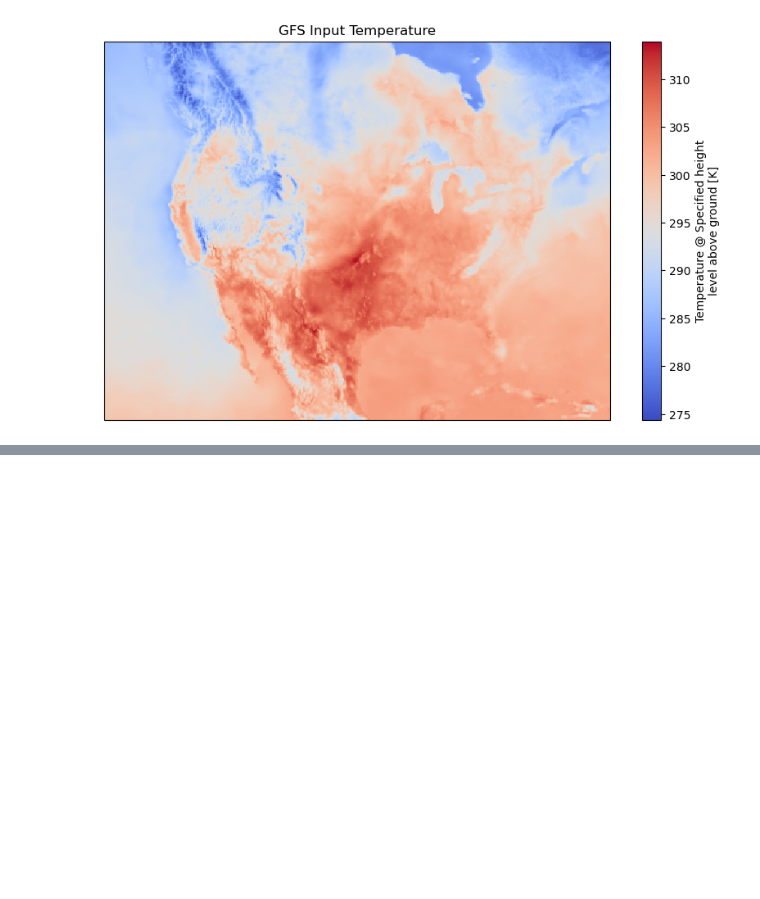
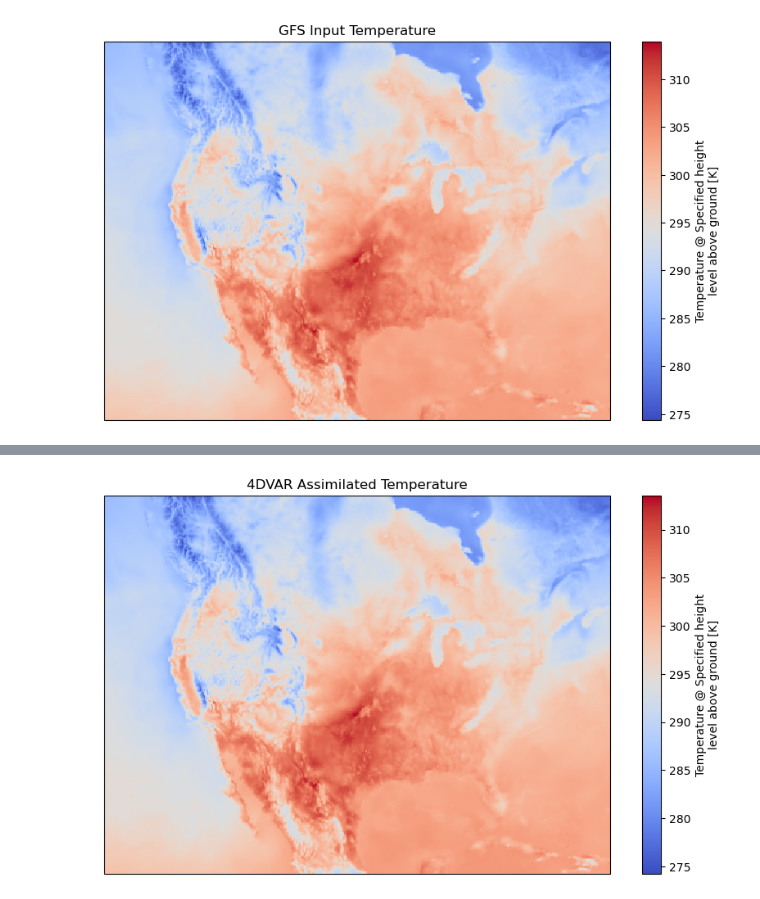
Before and after one commit to Using-Namespace-System/oQurrence, a Jupyter notebook: notebooks/ingest.ipynb, the cells around one changed output, grey strips where cells are left out. Saved outputs shown, nothing was run; the diff lists cells and outputs as text; code cells hidden in the pictures; blank space fills up the shorter version.

```diff
--- a/notebooks/ingest.ipynb
+++ b/notebooks/ingest.ipynb
@@ -65,23 +64,25 @@ ValueError: '13km' is not a valid Natural Earth scale. Valid scales are "110m",
 # %%
 
 
 # Now we perform 4DVAR by minimizing the difference between predictions and observations
 # This is a simplified 4DVAR loop (using direct difference rather than full optimization).
 
 # Initialize analysis state as the forecast (first guess)
 analysis_state = temperature_pred.copy()
 
 # Assimilation step: update the analysis state based on observation and prediction
 alpha = 0.5  # weight for assimilation (can be determined through minimization)
 analysis_state.values = alpha * temperature_obs.values + (1 - alpha) * temperature_pred.values
 
 # Plot the updated analysis state after assimilation
 plt.figure(figsize=(10, 6))
 ax = plt.axes(projection=coordref)
-analysis_state[0,:,:].plot(ax=ax, cmap='coolwarm')
-ax.coastlines(resolution='13km')
+analysis_state.plot(ax=ax, cmap='coolwarm')
+ax.coastlines()
 plt.title("4DVAR Assimilated Temperature")
 plt.show()
+# %% [output]
+[figure, added]
 # %%
 
 
```
Also changed, not shown: parts of 3 cells of this notebook.
